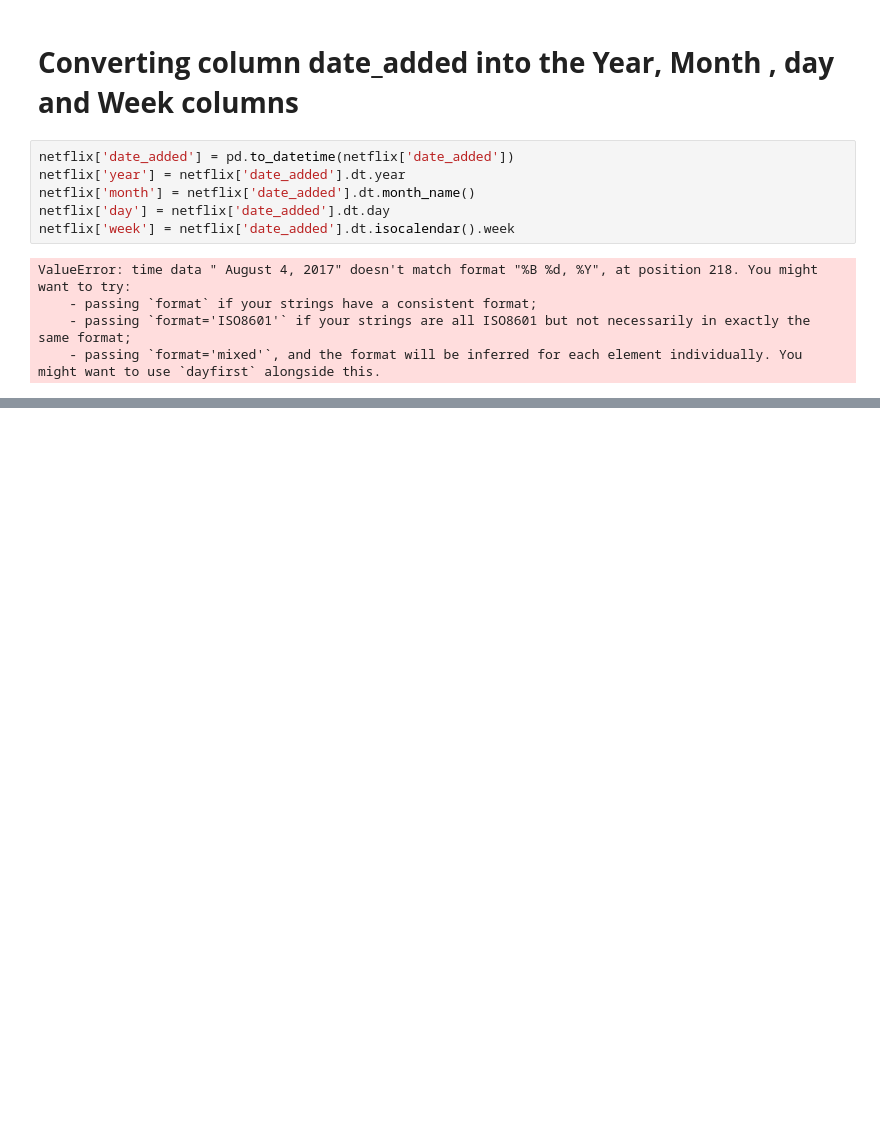
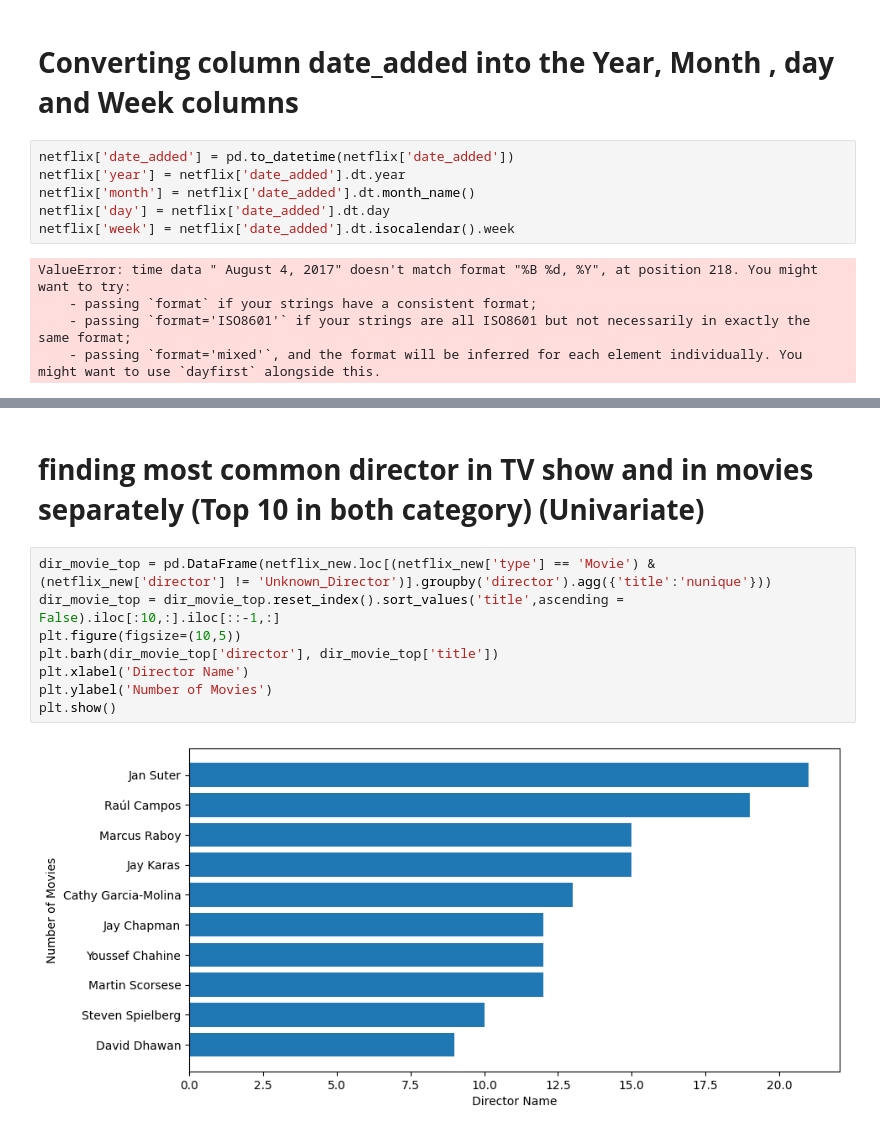
Before and after one commit to ER-lab/Colab, a Jupyter notebook: M_6_NETFLIX_MOVIES_AND_TV_SHOWS_CLUSTERING.ipynb, the cells around one changed output, grey strips where cells are left out. Drawn from its saved outputs; the diff is of its cells as text; blank space fills up the shorter version.

```diff
--- a/M_6_NETFLIX_MOVIES_AND_TV_SHOWS_CLUSTERING.ipynb
+++ b/M_6_NETFLIX_MOVIES_AND_TV_SHOWS_CLUSTERING.ipynb
@@ -154,0 +231,12 @@ ValueError: time data " August 4, 2017" doesn't match format "%B %d, %Y", at pos
+# %% [markdown]
+# **finding most common director in TV show and in movies separately (Top 10 in both category) (Univariate)**
+# %%
+dir_movie_top = pd.DataFrame(netflix_new.loc[(netflix_new['type'] == 'Movie') & (netflix_new['director'] != 'Unknown_Director')].groupby('director').agg({'title':'nunique'}))
+dir_movie_top = dir_movie_top.reset_index().sort_values('title',ascending = False).iloc[:10,:].iloc[::-1,:]
+plt.figure(figsize=(10,5))
+plt.barh(dir_movie_top['director'], dir_movie_top['title'])
+plt.xlabel('Director Name')
+plt.ylabel('Number of Movies')
+plt.show()
+# %% [output]
+[figure, added]
```
Also changed, not shown: parts of 39 cells of this notebook.
